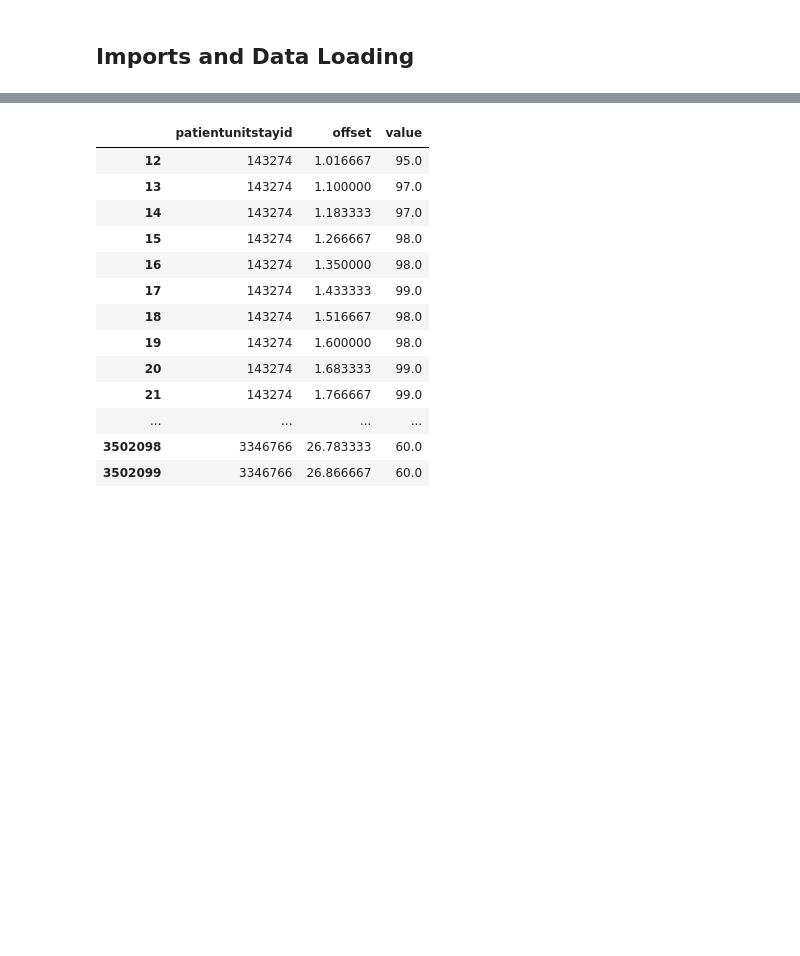
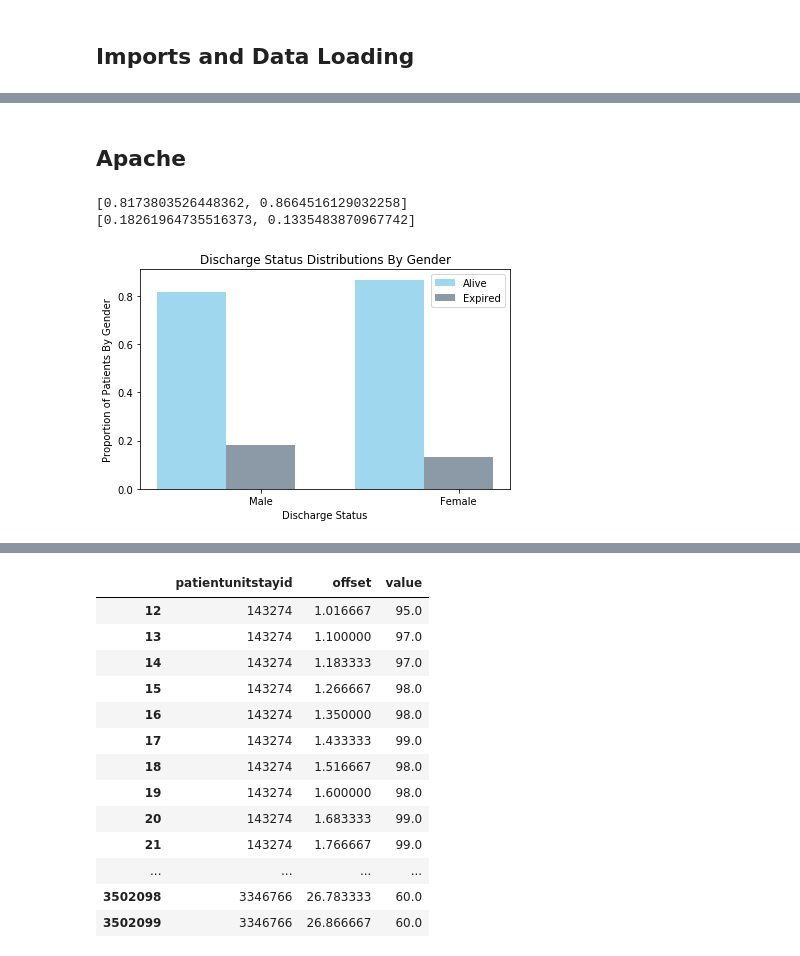
Before and after one commit to adit98/tbi, a Jupyter notebook: GCS_Modeling.ipynb, the cells around one changed output, grey strips where cells are left out. Cells and saved outputs as stored; diff of their text form; code cells hidden in the pictures; blank space fills up the shorter version.

Commit message:
Edited GCS_Modeling notebook to plot relationship between different types of data and mortality. Edited .gitignore so it ignores data (files are unwieldy)

```diff
--- a/GCS_Modeling.ipynb
+++ b/GCS_Modeling.ipynb
@@ -24,0 +65,6 @@ gcs['observationoffset'] = gcs['observationoffset'] / 60
+# %%
+patients = patients.rename(columns={0: "patientunitstayid"})
+# patients.head()
+# %%
+demographic_sub = demographic.merge(patients, on='patientunitstayid').drop_duplicates(subset='patientunitstayid')
+mortality = demographic_sub[['patientunitstayid','hospitaldischargestatus']]
@@ -24,0 +78,59 @@ gcs['observationoffset'] = gcs['observationoffset'] / 60
+# %% [markdown]
+## Apache
+# %%
+# Finding distributions for mortality for the apache features
+# for col in apache.columns:
+#     print(col)
+
+# GCS: motor, eye, verbal, total
+# Merging mortality with apache
+apache_merged = mortality.merge(apache, on='patientunitstayid')
+apache_merged.head()
+# apache_merged.groupby(['hospitaldischargestatus', 'gender']).count()['patientunitstayid'].plot(kind='bar')
+grouped = apache_merged.groupby(['hospitaldischargestatus', 'gender']).count()['patientunitstayid'].drop(labels=-1, level=1)
+
+alive = list(grouped['Alive'])
+exp = list(grouped['Expired'])
+tots = [alive[i] + exp[i] for i in range(len(alive))]
+
+alive_prop = [alive[i] / tots[i] for i in range(len(alive))]
+exp_prop = [exp[i] / tots[i] for i in range(len(alive))]
+
+print(alive_prop)
+print(exp_prop)
+
+# Plotting
+n_groups = 2
+alive_dist = tuple(alive_prop)
+exp_dist = tuple(exp_prop)
+
+# create plot
+fig, ax = plt.subplots()
+index = np.arange(n_groups)
+bar_width = 0.35
+opacity = 0.8
+
+rects1 = plt.bar(index, alive_dist, bar_width,
+alpha=opacity,
+color='skyblue',
+label='Alive')
+
+rects2 = plt.bar(index + bar_width, exp_dist, bar_width,
+alpha=opacity,
+color='slategray',
+label='Expired')
+
+plt.xlabel('Discharge Status')
+plt.ylabel('Proportion of Patients By Gender')
+plt.title('Discharge Status Distributions By Gender')
+plt.xticks(index + bar_width, ('Male', 'Female'))
+plt.legend()
+
+# plt.savefig('gender_gcs_distrib.png')
+
+plt.tight_layout()
+plt.show()
+# %% [output]
+[0.8173803526448362, 0.8664516129032258]
+[0.18261964735516373, 0.1335483870967742]
+[figure, added]
```
Also changed, not shown: parts of 15 cells of this notebook, 1 other file.
